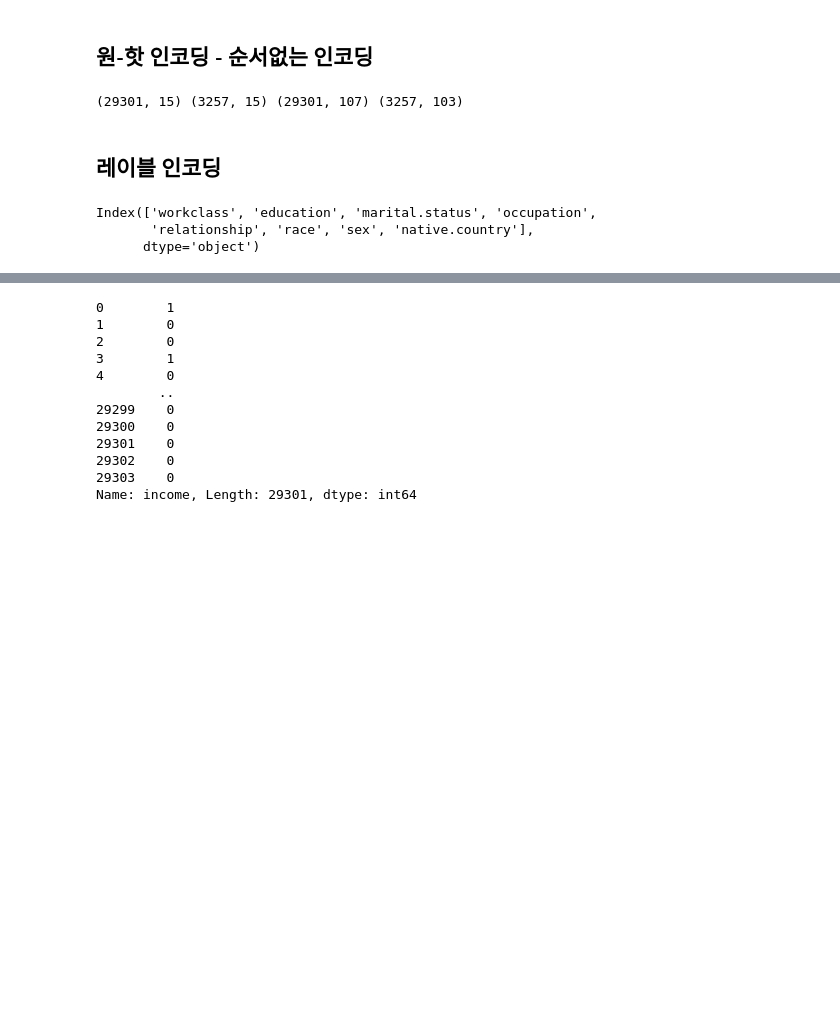
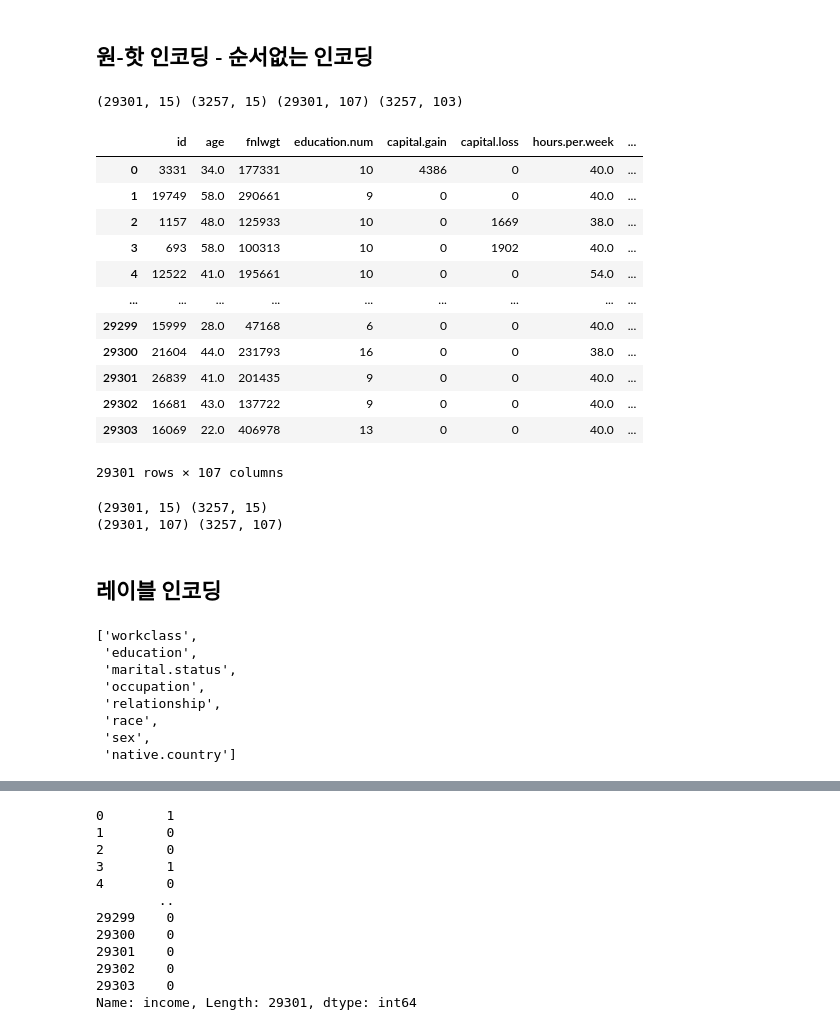
Before and after one commit to ddaeng2001/ML_JUPITER, a Jupyter notebook: notebooks/Ch01/01_이진분류.ipynb, the cells around one changed output, grey strips where cells are left out. Cells and saved outputs as stored; diff of their text form; code cells hidden in the pictures; blank space fills up the shorter version.

```diff
--- a/notebooks/Ch01/01_이진분류.ipynb
+++ b/notebooks/Ch01/01_이진분류.ipynb
@@ -1387,7 +1375,7 @@ train["income"]
 Name: income, Length: 29301, dtype: object
 # %%
 # train.pop에서 income분리
-# y_train = train.pop("income")
+y_train = train.pop("income")
 
 # print(y_train)
 # print("====================================")
@@ -1401,14 +1389,40 @@ train.shape, test.shape
 # %%
 #원핫 인코딩
 train_oh=pd.get_dummies(train)
 train_oh
 
 test_oh=pd.get_dummies(test)
 test_oh
 
 print(train.shape, test.shape, train_oh.shape, test_oh.shape)
+train_oh #컬럼 개수 불일치
 # %% [output]
 (29301, 15) (3257, 15) (29301, 107) (3257, 103)
+|  | id | age | fnlwgt | education.num | capital.gain | capital.loss | hours.per.week | ... |
+| 0 | 3331 | 34.0 | 177331 | 10 | 4386 | 0 | 40.0 | ... |
+| 1 | 19749 | 58.0 | 290661 | 9 | 0 | 0 | 40.0 | ... |
+| 2 | 1157 | 48.0 | 125933 | 10 | 0 | 1669 | 38.0 | ... |
+| 3 | 693 | 58.0 | 100313 | 10 | 0 | 1902 | 40.0 | ... |
+| 4 | 12522 | 41.0 | 195661 | 10 | 0 | 0 | 54.0 | ... |
+| ... | ... | ... | ... | ... | ... | ... | ... | ... |
+| 29299 | 15999 | 28.0 | 47168 | 6 | 0 | 0 | 40.0 | ... |
+| 29300 | 21604 | 44.0 | 231793 | 16 | 0 | 0 | 38.0 | ... |
+| 29301 | 26839 | 41.0 | 201435 | 9 | 0 | 0 | 40.0 | ... |
+| 29302 | 16681 | 43.0 | 137722 | 9 | 0 | 0 | 40.0 | ... |
+| 29303 | 16069 | 22.0 | 406978 | 13 | 0 | 0 | 40.0 | ... |
+29301 rows × 107 columns
+# %%
+# train-test 간 인코딩 시 컬럼 불일치 문제 해결
+
+print(train.shape, test.shape)  # 원본 데이터 크기
+data = pd.concat([train, test], axis=0)  # 두 데이터를 세로로 합치기
+data_oh = pd.get_dummies(data)  # 합친 데이터로 원핫 인코딩
+train_oh = data_oh.iloc[:len(train)].copy()  # 앞부분을 학습용으로 분리
+test_oh = data_oh.iloc[len(train):].copy()  # 뒷부분을 시험용으로 분리
+print(train_oh.shape, test_oh.shape)  # 분리 후 크기 확인
+# %% [output]
+(29301, 15) (3257, 15)
+(29301, 107) (3257, 107)
 # %% [markdown]
 ## 레이블 인코딩
 # %%
@@ -1418,9 +1432,19 @@ print(train.shape, test.shape, train_oh.shape, test_oh.shape)
 # cols
 
 #2
-train.columns[train.dtypes == object]
+# train.columns[train.dtypes == object]
+# cols
+
+# # → 이번에는 범주형 컬럼들을 직접 명시적으로 지정
+cols = ['workclass', 'education', 'marital.status', 'occupation',
+        'relationship', 'race', 'sex', 'native.country']
 cols
 # %% [output]
-Index(['workclass', 'education', 'marital.status', 'occupation',
-       'relationship', 'race', 'sex', 'native.country'],
-      dtype='object')
+['workclass',
+ 'education',
+ 'marital.status',
+ 'occupation',
+ 'relationship',
+ 'race',
+ 'sex',
+ 'native.country']
```
Also changed, not shown: parts of 13 cells of this notebook, 1 other file.
